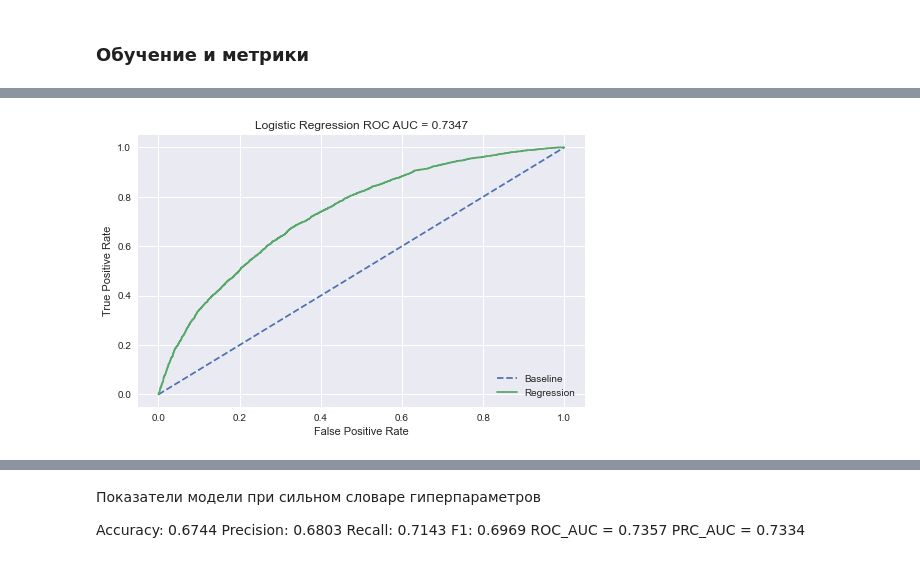
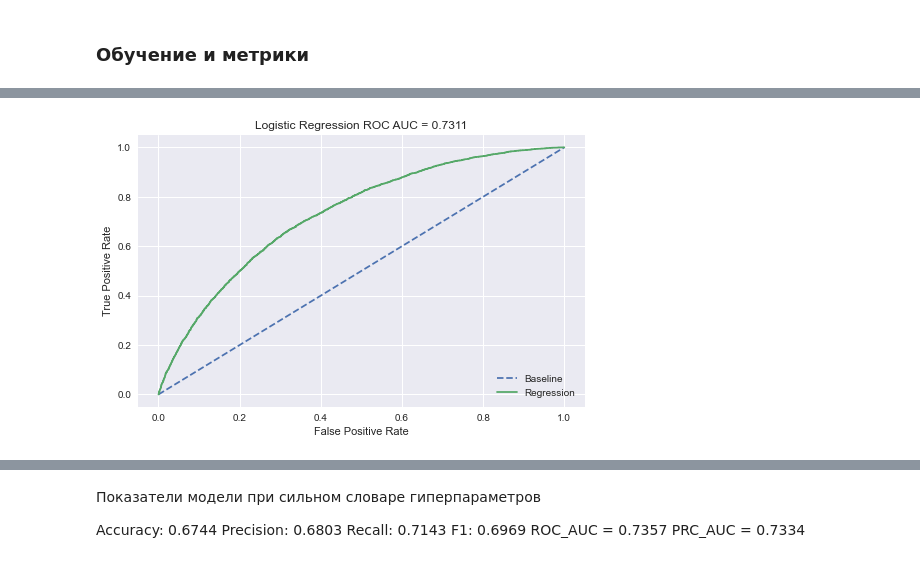
Before and after one commit to BlackGarri/GRepository, a Jupyter notebook: module_5/bank-credit-scoring.ipynb, the cells around one changed output, grey strips where cells are left out. Saved outputs shown, nothing was run; the diff lists cells and outputs as text; code cells hidden in the pictures.

```diff
--- a/module_5/bank-credit-scoring.ipynb
+++ b/module_5/bank-credit-scoring.ipynb
@@ -271,3 +301,8 @@ cat_cols.append('decline_app_cnt')
+# %%
+# внесем изменения в списки
+
+num_cols.remove('bki_request_cnt')
+cat_cols.append('bki_request_cnt')
 # %% [markdown]
 ### Изучим параметр app_date
 # %%
@@ -350,10 +385,10 @@ test['gwork_and_car'] = test['good_work'] * test['car']
 # Добавляем новые признаки в соответствующие списки
 
 num_cols.append('bki_age_reg')
-num_cols.append('mult_sna_ftime')
 num_cols.append('edu_and_income')
 
 cat_cols.append('success_client')
+cat_cols.append('mult_sna_ftime')
 
 bin_cols.append('very_success_client')
 bin_cols.append('fpassp_and_gwork')
@@ -440,7 +486,7 @@ for col, i in zip(num_cols, range(len(num_cols))):
 #### Логарифмируем переменные, распределение которых смещено
 # %%
 for col in num_cols:
-    if col in ['score_bki','bki_age_reg','mult_sna_ftime','edu_and_income']:
+    if col in ['score_bki','bki_age_reg']:
         continue
     train[col] = np.log(train[col] + 1)
     test[col] = np.log(test[col] + 1)
@@ -533,9 +579,9 @@ plt.show()
 # %%
 #Воспользуемся методом One-Hot Encoding для преобразования категориальных переменных
 
-_ohe = OneHotEncoder(sparse = False)
-X_cat = _ohe.fit_transform(train[cat_cols].values)
-Y_cat = _ohe.transform(test[cat_cols].values)
+ohe = OneHotEncoder(sparse = False)
+X_cat = ohe.fit_transform(train[cat_cols].values)
+Y_cat = ohe.transform(test[cat_cols].values)
 # %%
 # Стандартизация числовых переменных
 
@@ -641,22 +697,21 @@ model.get_params()
  'warm_start': False}
 # %%
 Y_predicted = model.predict(X_test)
-probs = model.predict_proba(X_test)
-probs = probs[:,1]
+probs = model.predict_proba(X_test)[:,1]
 
 fpr, tpr, threshold = roc_curve(y_test, probs)
 roc_auc = roc_auc_score(y_test, probs)
 
 plt.figure()
 plt.plot([0, 1], label='Baseline', linestyle='--')
 plt.plot(fpr, tpr, label = 'Regression')
 plt.title('Logistic Regression ROC AUC = %0.4f' % roc_auc)
 plt.ylabel('True Positive Rate')
 plt.xlabel('False Positive Rate')
 plt.legend(loc = 'lower right')
 plt.show()
 # %% [output]
-[figure, old version]
+[figure, new version]
 # %%
 def print_log_metrics(y_valid, y_pred, y_pred_prob):
 
```
Also changed, not shown: parts of 24 cells of this notebook.
